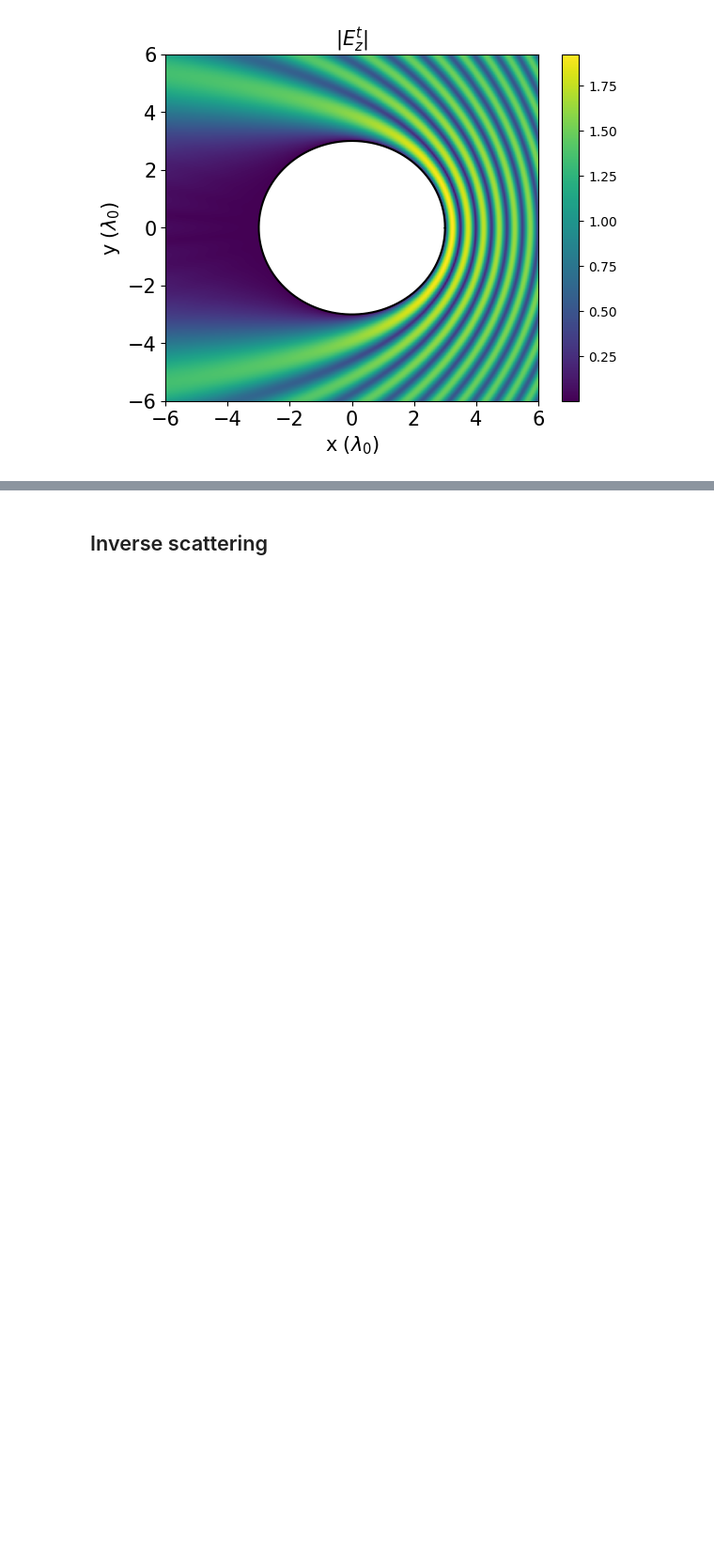
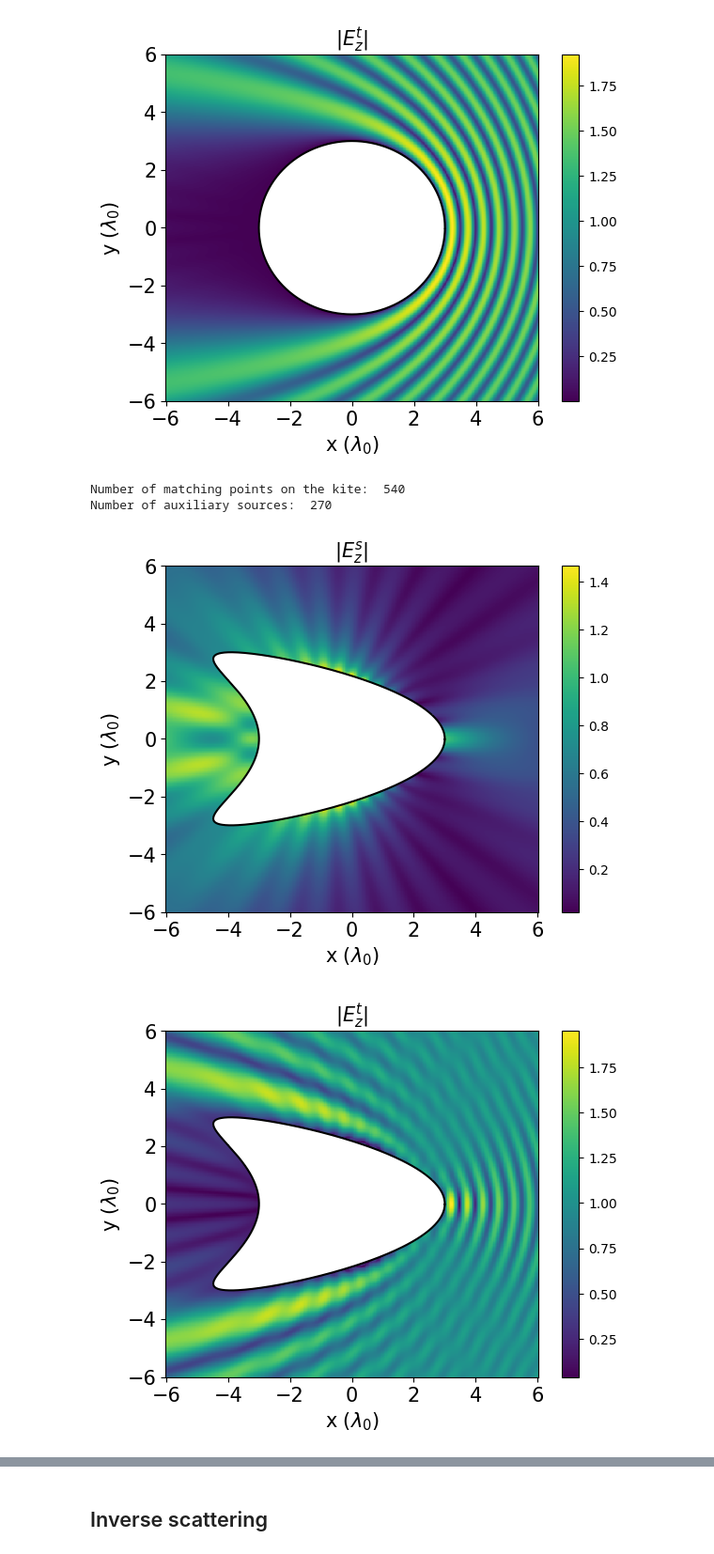
Before and after one commit to MariusGhica/Advanced-EM, a Jupyter notebook: inverseScattering_aux.ipynb, the cells around one changed output, grey strips where cells are left out. Shown at 94% size. Saved outputs shown, nothing was run; the diff lists cells and outputs as text; code cells hidden in the pictures; blank space fills up the shorter version.

```diff
--- a/inverseScattering_aux.ipynb
+++ b/inverseScattering_aux.ipynb
@@ -264,3 +312,70 @@ plt.show()
 # %% [output]
 [figure]
 [figure]
+# %%
+a_kite = 3
+a_aux = a_kite*0.6
+P = 30*int(2*np.pi*a_kite)
+N = 15*int(2*np.pi*a_kite)
+data_kite = kite_data(a_kite, P)
+data_aux = circle_data(a_aux, N, cx=-0.5, cy=0.0)
+print("Number of matching points on the kite: ", P)
+print("Number of auxiliary sources: ", N)
+
+phi_i = [0]
+J = len(phi_i)
+
+grid_size = 300  # Size of the grid
+x_min, x_max = -6, 6  # X-coordinate range
+y_min, y_max = -6, 6  # Y-coordinate range
+
+
+x_grid, y_grid = np.meshgrid(np.linspace(x_min, x_max, grid_size),
+                              np.linspace(y_min, y_max, grid_size))
+
+mask = np.zeros_like(x_grid, dtype=bool)
+for i in range(grid_size):
+    for j in range(grid_size):
+        mask[i, j] = is_inside_kite(x_grid[i, j], y_grid[i, j], data_kite)
+
+x_grid[mask] = np.nan
+y_grid[mask] = np.nan
+
+e_scat_aux_kite = np.zeros((grid_size, grid_size), dtype=complex)
+e_inc_kite = np.zeros((grid_size, grid_size), dtype=complex)
+e_total_kite = np.zeros((grid_size, grid_size), dtype=complex)
+for i in range(J):
+    I_kite = calculate_current_distribution_aux_sources(data_kite, data_aux, phi_i[i])
+    e_scat_aux_kite += scattered_field(data_aux, I_kite, x_grid, y_grid)
+    e_inc_kite += incident_field(x_grid, y_grid, phi_i[i])
+e_total_kite = e_inc_kite + e_scat_aux_kite
+# %% [output]
+Number of matching points on the kite:  540
+Number of auxiliary sources:  270
+# %%
+x_grid, y_grid = np.meshgrid(np.linspace(x_min, x_max, grid_size),
+                              np.linspace(y_min, y_max, grid_size))
+plt.figure()
+plt.pcolormesh(x_grid, y_grid, np.abs(e_scat_aux_kite), shading='auto')
+plt.title(r'|$E^{s}_{z}$|', fontsize=15)
+plt.colorbar()
+plt.plot(data_kite[:, 0], data_kite[:, 1], color='black')  # Plot contour of the scatterer
+plt.xlabel(r'x $(\lambda_{0})$', fontsize=15)
+plt.ylabel(r'y $(\lambda_{0})$', fontsize=15)
+plt.xticks(fontsize=15)
+plt.yticks(fontsize=15)
+plt.show()
+
+plt.figure()
+plt.pcolormesh(x_grid, y_grid, np.abs(e_total_kite), shading='auto')
+plt.title(r'|$E^{t}_{z}$|', fontsize=15)
+plt.colorbar()
+plt.plot(data_kite[:, 0], data_kite[:, 1], color='black')  # Plot contour of the scatterer
+plt.xlabel(r'x $(\lambda_{0})$', fontsize=15)
+plt.ylabel(r'y $(\lambda_{0})$', fontsize=15)
+plt.xticks(fontsize=15)
+plt.yticks(fontsize=15)
+plt.show()
+# %% [output]
+[figure, added]
+[figure, added]
```
Also changed, not shown: parts of 14 cells of this notebook, 10 other files.
